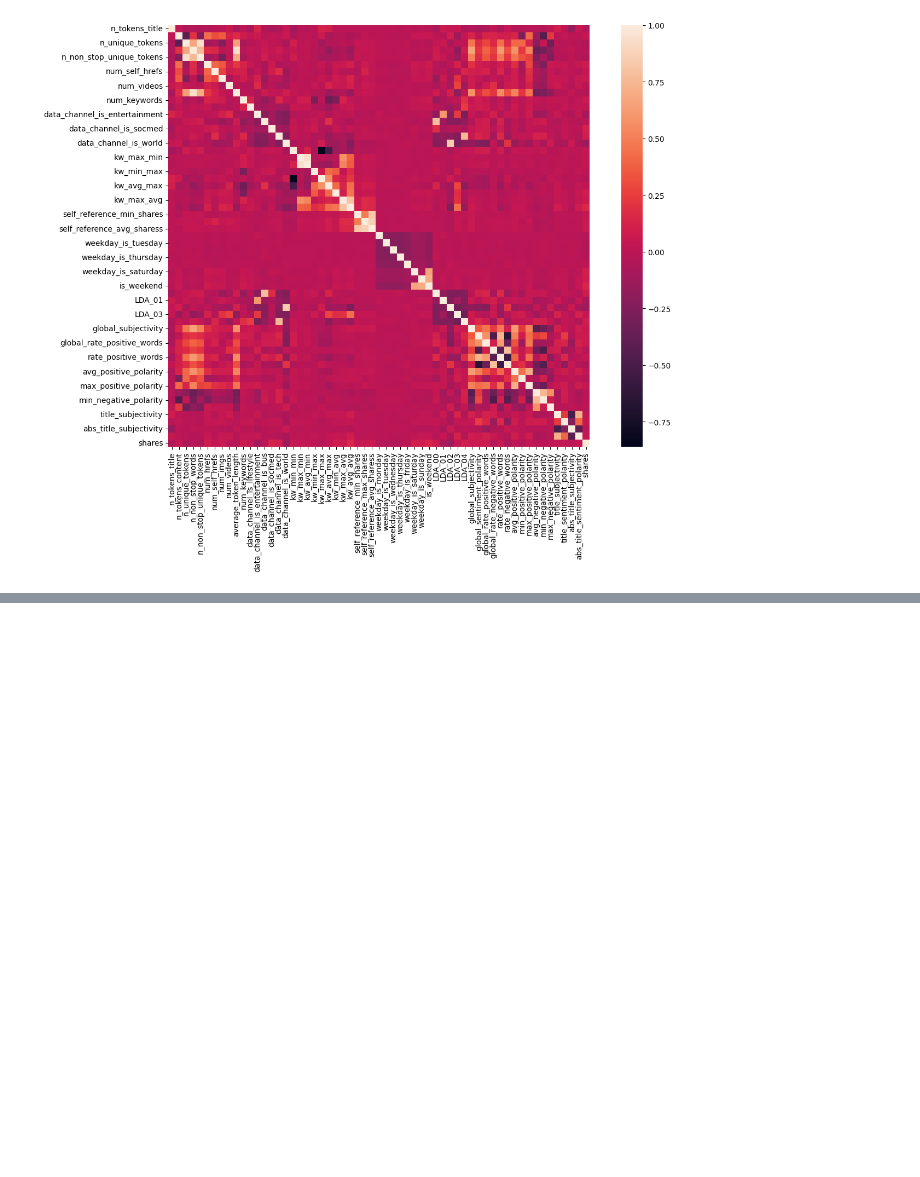
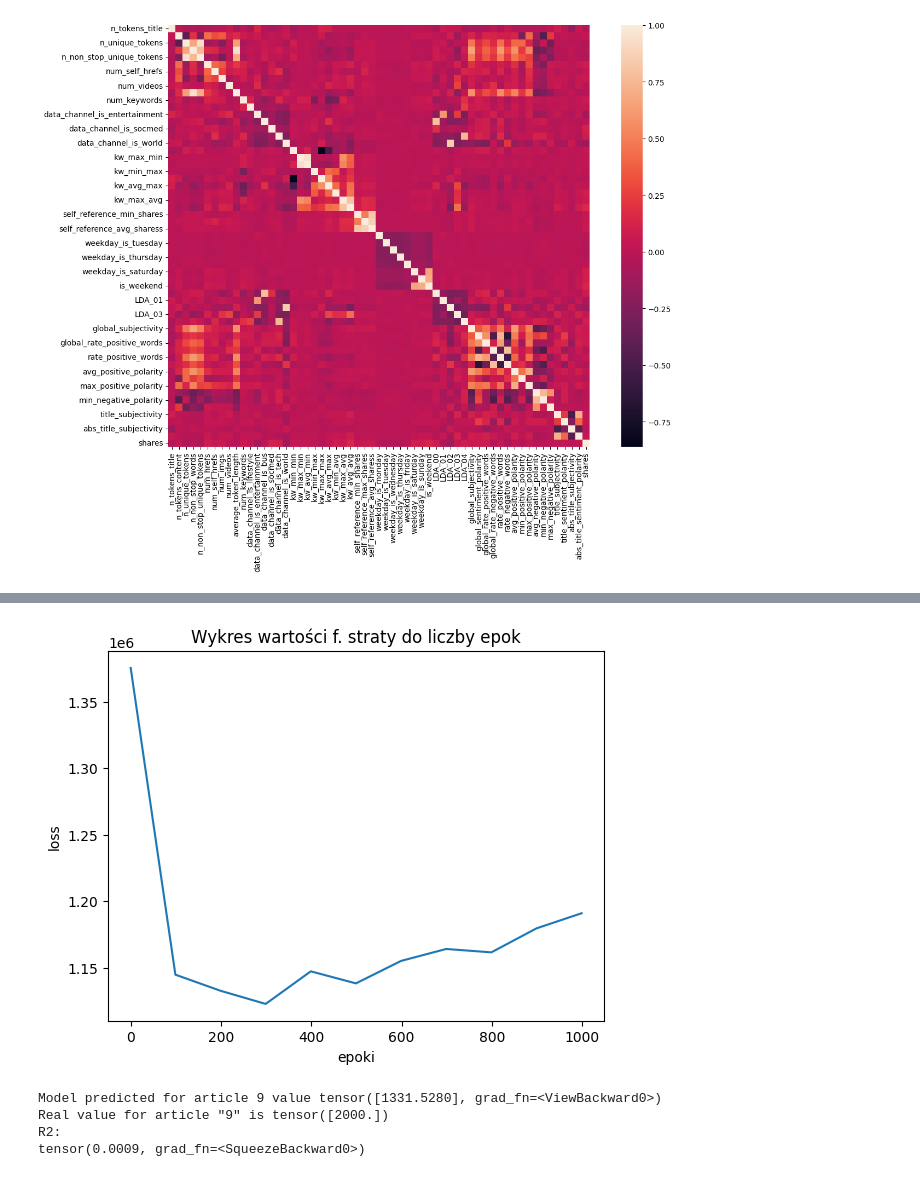
Before and after one commit to Spynacz/SI, a Jupyter notebook: online-news-popularity.ipynb, the cells around one changed output, grey strips where cells are left out. Cells and saved outputs as stored; diff of their text form; code cells hidden in the pictures; blank space fills up the shorter version.

```diff
--- a/online-news-popularity.ipynb
+++ b/online-news-popularity.ipynb
@@ -171,0 +317,21 @@ sns.heatmap(data2.corr(), square=True)
+# %%
+#utworzenie modelu nieliniowego z liczbą neuronów na wejściu równą dwukrotności cech podawanych na wejście
+model3 = nn.Sequential(
+    nn.Linear(58,116),
+    nn.LeakyReLU(),
+    nn.Linear(116,58),
+    nn.LeakyReLU(),
+    nn.Linear(58,24),
+    nn.LeakyReLU(),
+    nn.Linear(24,10),
+    nn.LeakyReLU(),
+    nn.Linear(10,1)
+)
+# %%
+trenTest(model3)
+# %% [output]
+[figure, added]
+Model predicted for article 9 value tensor([1331.5280], grad_fn=<ViewBackward0>)
+Real value for article "9" is tensor([2000.])
+R2:
+tensor(0.0009, grad_fn=<SqueezeBackward0>)
```
Also changed, not shown: parts of 29 cells of this notebook.
